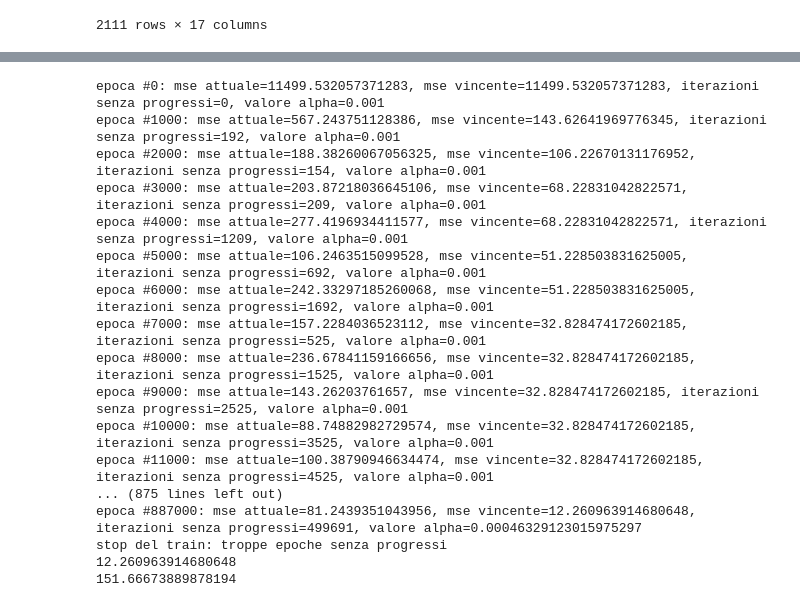
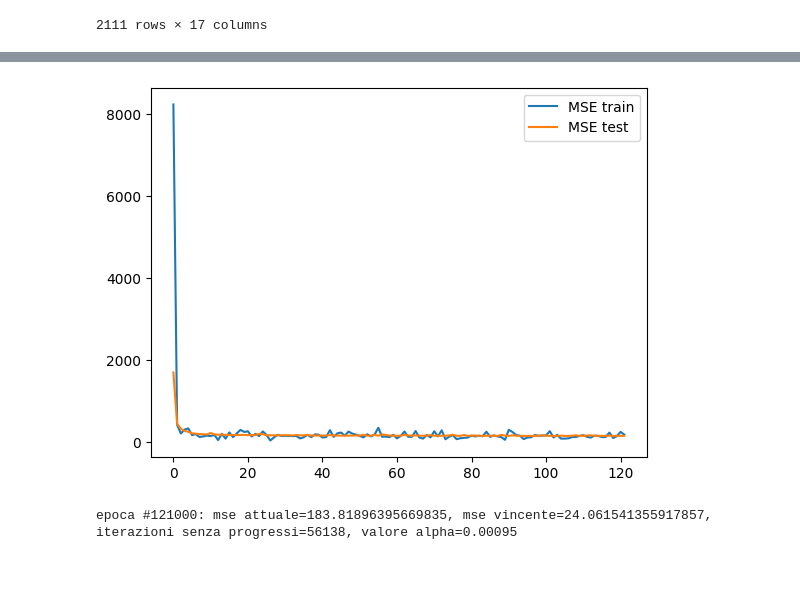
Before and after one commit to FedeSanta777/AIFundamentals, a Jupyter notebook: Copia_di_Homework_Fondamenti_di_IA_AA_2023_24.ipynb, the cells around one changed output, grey strips where cells are left out. Cells and saved outputs as stored; diff of their text form; code cells hidden in the pictures; blank space fills up the shorter version.

```diff
--- a/Copia_di_Homework_Fondamenti_di_IA_AA_2023_24.ipynb
+++ b/Copia_di_Homework_Fondamenti_di_IA_AA_2023_24.ipynb
@@ -639,6 +639,7 @@ See the caveats in the documentation: https://pandas.pydata.org/pandas-docs/stab
 
 #from os import wait4
 import random
+from IPython.display import clear_output
 
 dataset_test_gradient=dataset_test
 dataset_training_gradient=dataset_training
@@ -670,7 +671,21 @@ row_indices = np.arange(X_gradient.shape[0])
 #trasforma l'array in un vettore colonna
 w=w.reshape(-1,1)
 
-mse_list=[]
+# liste per verificare overfitting
+mse_train_list=[]
+mse_test_list=[]
+
+# Crea una nuova figura
+plt.figure()
+
+# preparazione dataset di test per calcolarlo ad ogni iterazione
+y_gradient_test=dataset_test_gradient.Weight
+x_gradient_test=dataset_test_gradient.drop(["Weight"],axis=1)
+x_gradient_test.insert(0, "Bias", 1, allow_duplicates=False)
+
+X_gradient_test = x_gradient_test.to_numpy()
+Y_gradient_test = y_gradient_test.to_numpy()
+Y_gradient_test = Y_gradient_test.ravel()
 
 Y_gradient=Y_gradient.reshape(-1,1)
 
@@ -689,13 +704,11 @@ for i in range(epochs):
     h_w=np.dot(mini_X_gradient,w)
     h_w = h_w.ravel()
 
-    #calcolo mse e aggiornamento della lista
     mse = MSE(mini_Y_gradient,h_w)
-    mse_list.append(mse)
 
     # controllo se l'mse è il minore mai trovato
     if(mseWinner==-1):
-        mseWinner=mse
+        mseWinner = mse
     elif(mse<mseWinner):
         mseWinner = mse
         countNoProgressEpoch = 0
@@ -723,62 +736,67 @@ for i in range(epochs):
     w = w-(alpha * gradient)
 
     if(i%1000==0):
+        #calcolo mse e aggiornamento della lista
+        mse_train_list.append(mse)
+
+        h_w_test =np.dot(X_gradient_test,w)
+        h_w_test = h_w_test.ravel()
+
+        # calcolo mse con il dataset di test
+        mseSGD = MSE(h_w_test,Y_gradient_test)
+
+        mse_test_list.append(mseSGD)
+
+        # Pulisci l'output corrente
+        clear_output(wait=True)
+
+        # Traccia le due liste
+        plt.plot(mse_train_list, label='MSE train')
+        plt.plot(mse_test_list, label='MSE test')
+
+        # Aggiungi una legenda
+        plt.legend()
+
+        # Mostra il grafico
+        display(plt.gcf())
+        plt.clf()
+
         print("epoca #{}: mse attuale={}, mse vincente={}, iterazioni senza progressi={}, valore alpha={}".format(i,mse,mseWinner,countNoProgressEpoch,alpha))
+
 
 print(mseWinner)
 
-y_gradient_test=dataset_test_gradient.Weight
-x_gradient_test=dataset_test_gradient.drop(["Weight"],axis=1)
-x_gradient_test.insert(0, "Bias", 1, allow_duplicates=False)
 
-X_gradient_test=x_gradient_test.to_numpy()
-Y_gradient_test=y_gradient_test.to_numpy()
-Y_gradient_test = Y_gradient_test.ravel()
 
 h_w=np.dot(X_gradient_test,winnerW)
 h_w = h_w.ravel()
 
 mseSGD = MSE(h_w,Y_gradient_test)
 print("MSE modello addestrato: ", mseSGD)
 
 from sklearn.linear_model import SGDRegressor
 from sklearn.metrics import mean_squared_error
 
 # Creazione del modello
 model = SGDRegressor(max_iter=1000000, learning_rate='constant', eta0=0.001)
 
 # Preparazione dei dati
 X_train = X_gradient
 y_train = Y_gradient.ravel()
 
 X_test = X_gradient_test
 y_test = Y_gradient_test
 
 # Addestramento del modello
 model.fit(X_train, y_train)
 
 # Predizione dei risultati del test set
 y_pred = model.predict(X_test)
 
 # Calcolo dell'MSE
 mseSklearn = mean_squared_error(y_test, y_pred)
 
 print("MSE con sklearn: ", mseSklearn)
 # %% [output]
+[figure, added]
-epoca #0: mse attuale=11499.532057371283, mse vincente=11499.532057371283, iterazioni senza progressi=0, valore alpha=0.001
-epoca #1000: mse attuale=567.243751128386, mse vincente=143.62641969776345, iterazioni senza progressi=192, valore alpha=0.001
-epoca #2000: mse attuale=188.38260067056325, mse vincente=106.22670131176952, iterazioni senza progressi=154, valore alpha=0.001
-epoca #3000: mse attuale=203.87218036645106, mse vincente=68.22831042822571, iterazioni senza progressi=209, valore alpha=0.001
-epoca #4000: mse attuale=277.4196934411577, mse vincente=68.22831042822571, iterazioni senza progressi=1209, valore alpha=0.001
-epoca #5000: mse attuale=106.2463515099528, mse vincente=51.228503831625005, iterazioni senza progressi=692, valore alpha=0.001
-epoca #6000: mse attuale=242.33297185260068, mse vincente=51.228503831625005, iterazioni senza progressi=1692, valore alpha=0.001
-epoca #7000: mse attuale=157.2284036523112, mse vincente=32.828474172602185, iterazioni senza progressi=525, valore alpha=0.001
-epoca #8000: mse attuale=236.67841159166656, mse vincente=32.828474172602185, iterazioni senza progressi=1525, valore alpha=0.001
-epoca #9000: mse attuale=143.26203761657, mse vincente=32.828474172602185, iterazioni senza progressi=2525, valore alpha=0.001
-epoca #10000: mse attuale=88.74882982729574, mse vincente=32.828474172602185, iterazioni senza progressi=3525, valore alpha=0.001
-epoca #11000: mse attuale=100.38790946634474, mse vincente=32.828474172602185, iterazioni senza progressi=4525, valore alpha=0.001
-... (875 lines left out)
-epoca #887000: mse attuale=81.2439351043956, mse vincente=12.260963914680648, iterazioni senza progressi=499691, valore alpha=0.00046329123015975297
-stop del train: troppe epoche senza progressi
-12.260963914680648
-151.66673889878194
+epoca #121000: mse attuale=183.81896395669835, mse vincente=24.061541355917857, iterazioni senza progressi=56138, valore alpha=0.00095
```
Also changed, not shown: parts of 8 cells of this notebook.
